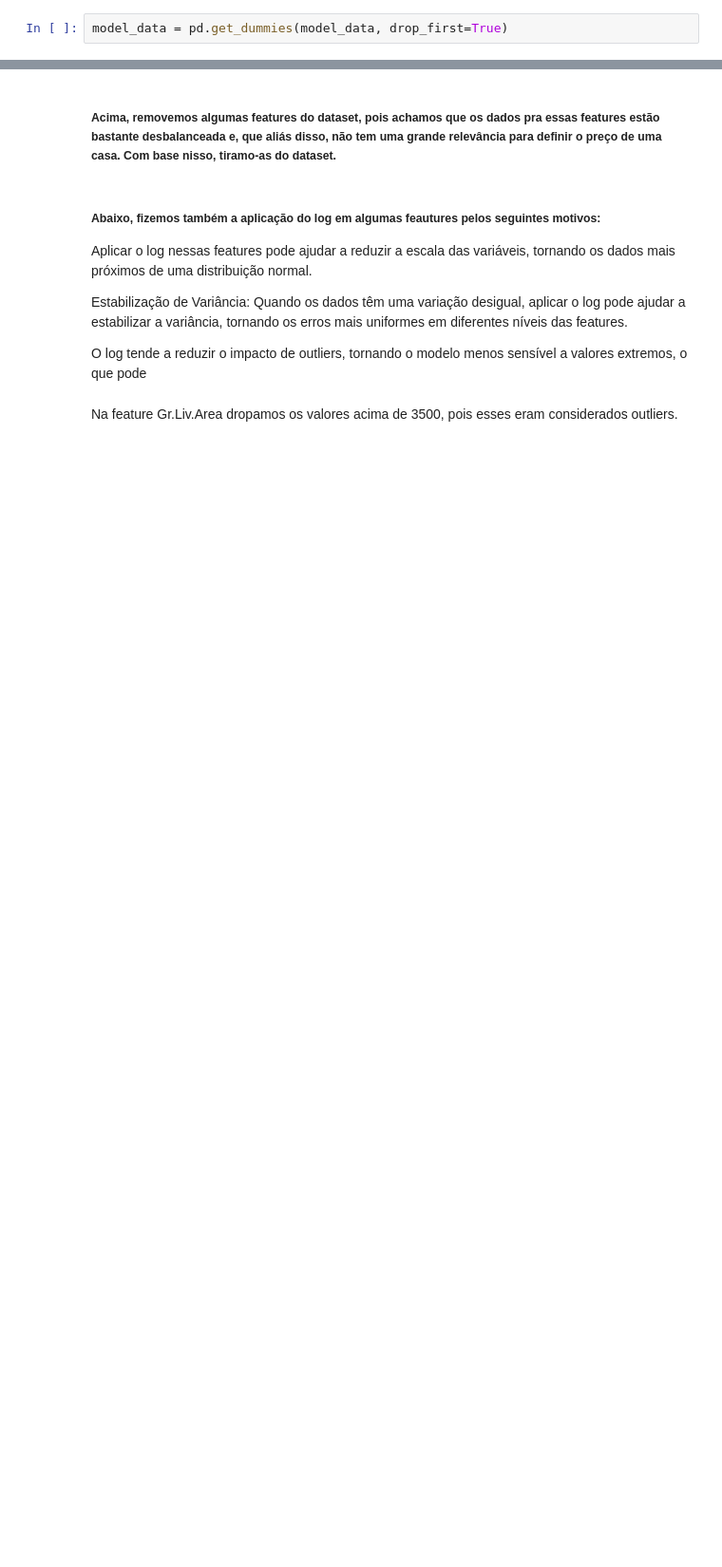
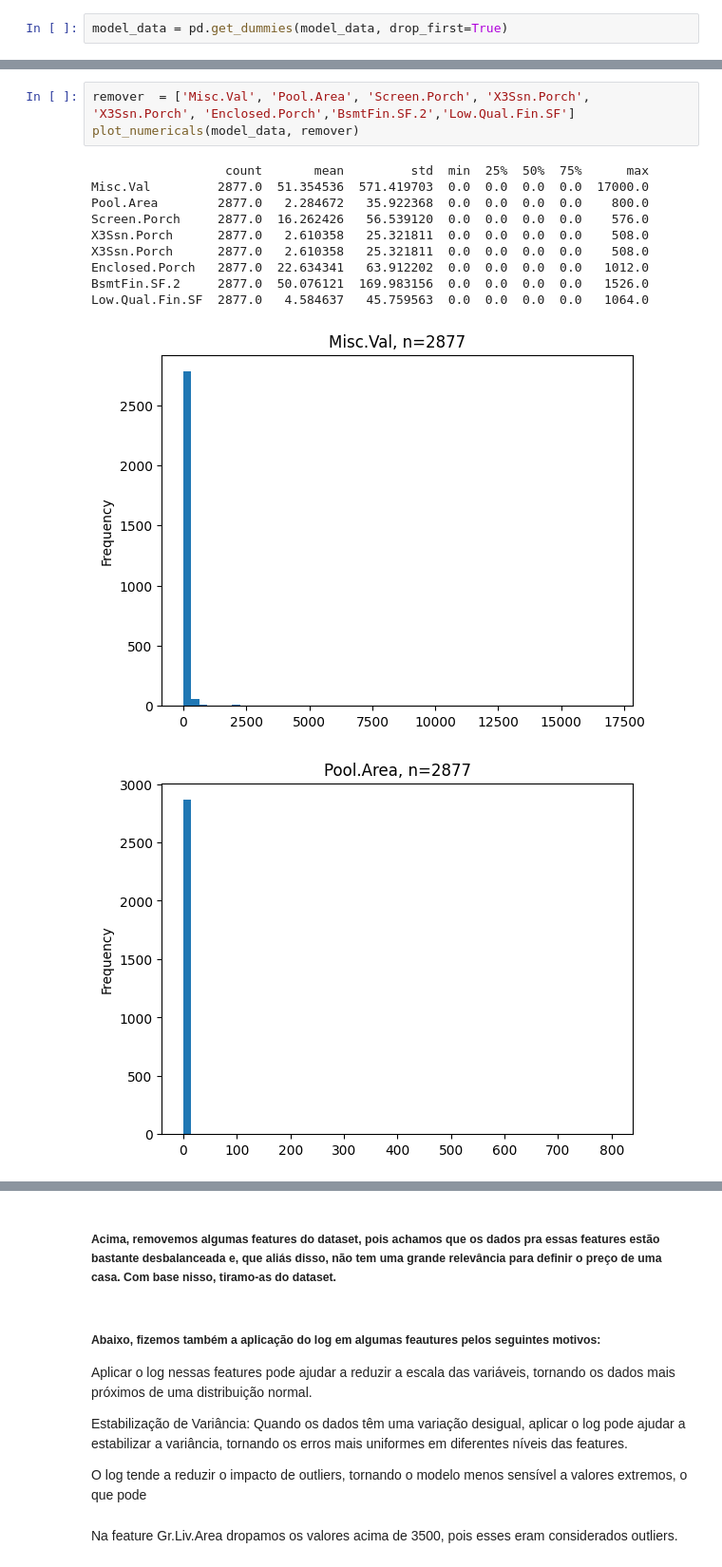
Before and after one commit to fernandovs4/ames, a Jupyter notebook: notebooks/regression_model_for_ames_EsdrasG_FernandoS.ipynb, the cells around one changed output, grey strips where cells are left out. Shown at 95% size. Saved outputs shown, nothing was run; the diff lists cells and outputs as text; blank space fills up the shorter version.

```diff
--- a/notebooks/regression_model_for_ames_EsdrasG_FernandoS.ipynb
+++ b/notebooks/regression_model_for_ames_EsdrasG_FernandoS.ipynb
@@ -2173,0 +1347,15 @@ model_data = pd.get_dummies(model_data, drop_first=True)
+# %%
+remover  = ['Misc.Val', 'Pool.Area', 'Screen.Porch', 'X3Ssn.Porch', 'X3Ssn.Porch', 'Enclosed.Porch','BsmtFin.SF.2','Low.Qual.Fin.SF']
+plot_numericals(model_data, remover)
+# %% [output]
+                  count       mean         std  min  25%  50%  75%      max
+Misc.Val         2877.0  51.354536  571.419703  0.0  0.0  0.0  0.0  17000.0
+Pool.Area        2877.0   2.284672   35.922368  0.0  0.0  0.0  0.0    800.0
+Screen.Porch     2877.0  16.262426   56.539120  0.0  0.0  0.0  0.0    576.0
+X3Ssn.Porch      2877.0   2.610358   25.321811  0.0  0.0  0.0  0.0    508.0
+X3Ssn.Porch      2877.0   2.610358   25.321811  0.0  0.0  0.0  0.0    508.0
+Enclosed.Porch   2877.0  22.634341   63.912202  0.0  0.0  0.0  0.0   1012.0
+BsmtFin.SF.2     2877.0  50.076121  169.983156  0.0  0.0  0.0  0.0   1526.0
+Low.Qual.Fin.SF  2877.0   4.584637   45.759563  0.0  0.0  0.0  0.0   1064.0
+[figure, added]
+[figure, added]
```
Also changed, not shown: parts of 116 cells of this notebook.
